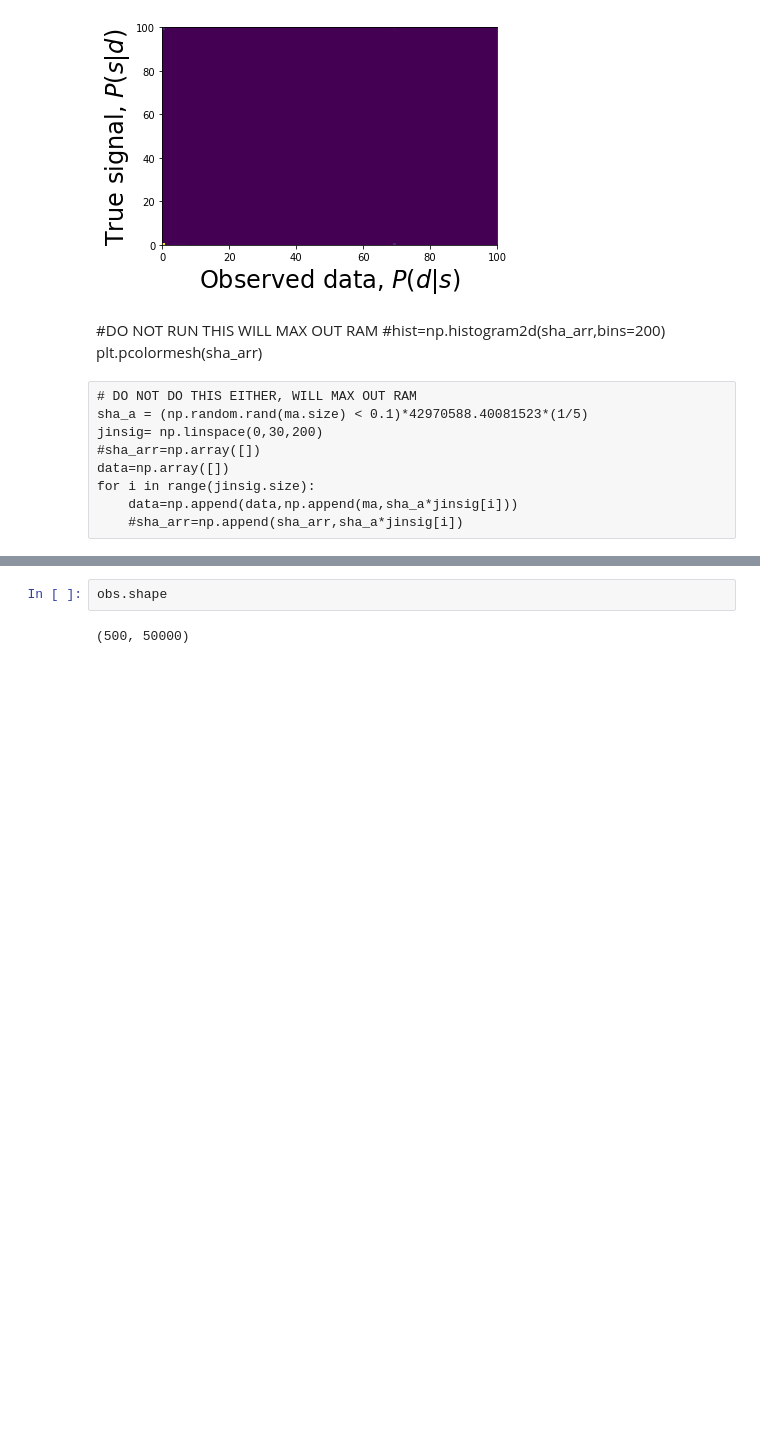
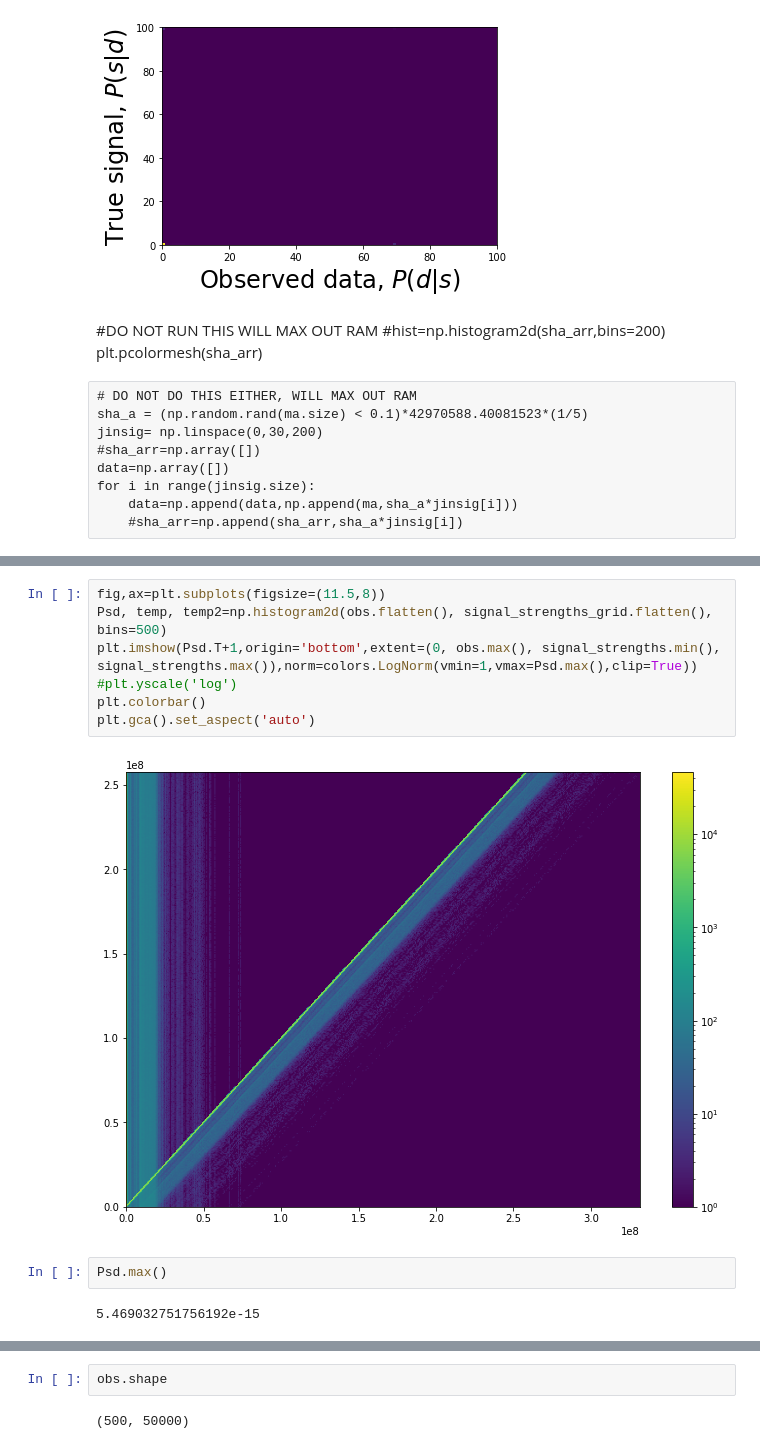
Before and after one commit to maria8ch/Phys434_BigData, a Jupyter notebook: lab6_Berres.ipynb, the cells around one changed output, grey strips where cells are left out. Drawn from its saved outputs; the diff is of its cells as text; blank space fills up the shorter version.

```diff
--- a/lab6_Berres.ipynb
+++ b/lab6_Berres.ipynb
@@ -348,0 +360,13 @@ plt.gca().set_aspect('auto')
+# %%
+fig,ax=plt.subplots(figsize=(11.5,8))
+Psd, temp, temp2=np.histogram2d(obs.flatten(), signal_strengths_grid.flatten(), bins=500)
+plt.imshow(Psd.T+1,origin='bottom',extent=(0, obs.max(), signal_strengths.min(), signal_strengths.max()),norm=colors.LogNorm(vmin=1,vmax=Psd.max(),clip=True))
+#plt.yscale('log')
+plt.colorbar()
+plt.gca().set_aspect('auto')
+# %% [output]
+[figure, added]
+# %%
+Psd.max()
+# %% [output]
+5.469032751756192e-15
```
Also changed, not shown: parts of 21 cells of this notebook.
